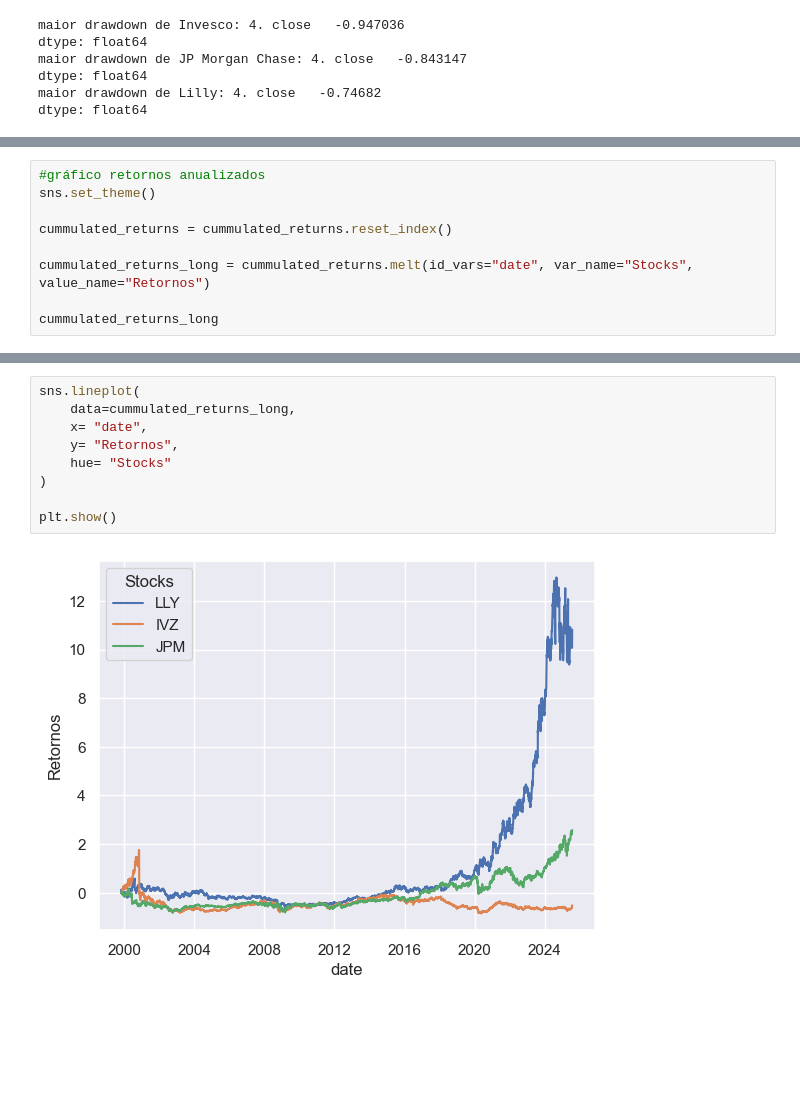
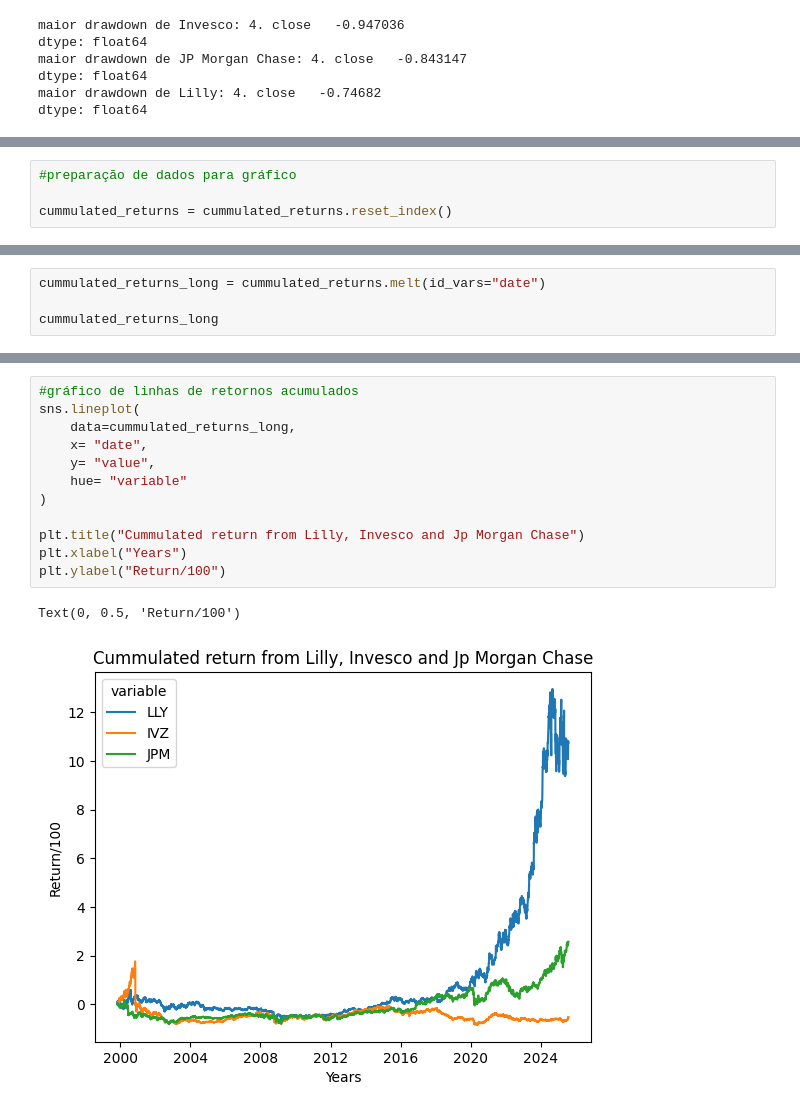
Before and after one commit to BrunoPPivetti/ex04_python_mf, a Jupyter notebook: main.ipynb, the cells around one changed output, grey strips where cells are left out. Saved outputs shown, nothing was run; the diff lists cells and outputs as text; blank space fills up the shorter version.

```diff
--- a/main.ipynb
+++ b/main.ipynb
@@ -326,9 +333,4 @@ dtype: float64
 # %%
-#gráfico retornos anualizados
-sns.set_theme()
+#preparação de dados para gráfico
 
 cummulated_returns = cummulated_returns.reset_index()
-
-cummulated_returns_long = cummulated_returns.melt(id_vars="date", var_name="Stocks", value_name="Retornos")
-
-cummulated_returns_long
@@ -348,0 +337,4 @@ cummulated_returns_long
+# %%
+cummulated_returns_long = cummulated_returns.melt(id_vars="date")
+
+cummulated_returns_long
@@ -349,11 +355,15 @@ cummulated_returns_long
 # %%
+#gráfico de linhas de retornos acumulados
 sns.lineplot(
     data=cummulated_returns_long,
     x= "date",
-    y= "Retornos",
-    hue= "Stocks"
+    y= "value",
+    hue= "variable"
 )
 
-plt.show()
+plt.title("Cummulated return from Lilly, Invesco and Jp Morgan Chase")
+plt.xlabel("Years")
+plt.ylabel("Return/100")
 # %% [output]
+Text(0, 0.5, 'Return/100')
-[figure, old version]
+[figure, new version]
```
Also changed, not shown: parts of 20 cells of this notebook.
